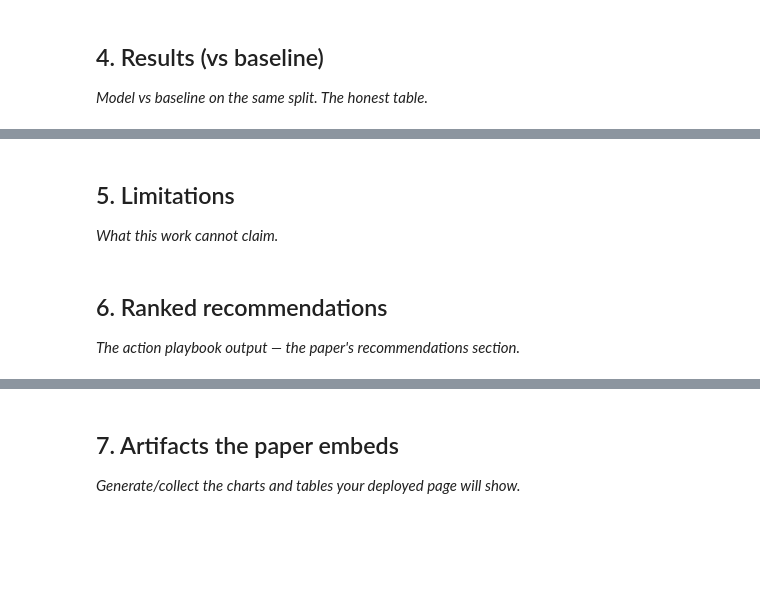
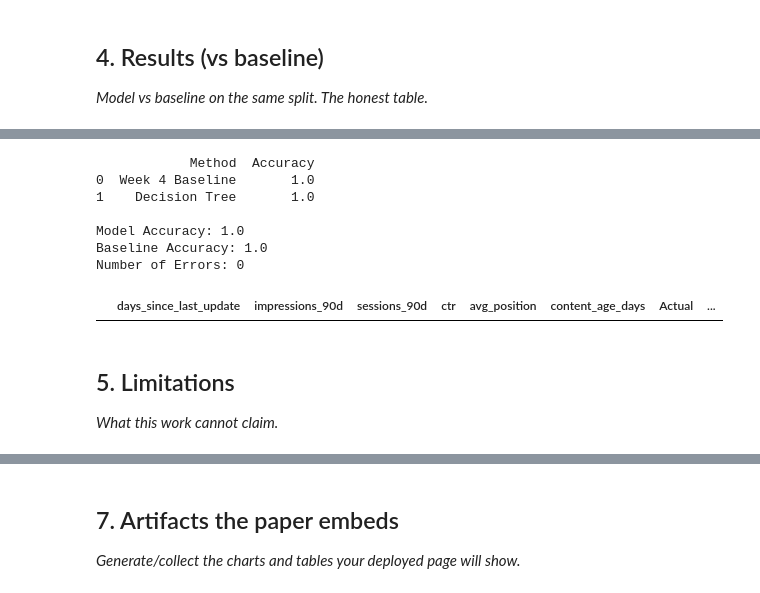
Before and after one commit to maryam884/flyrank-ml-internship, a Jupyter notebook: work/notebooks/capstone.ipynb, the cells around one changed output, grey strips where cells are left out. Saved outputs shown, nothing was run; the diff lists cells and outputs as text; code cells hidden in the pictures; blank space fills up the shorter version.

```diff
--- a/work/notebooks/capstone.ipynb
+++ b/work/notebooks/capstone.ipynb
@@ -25,8 +166,52 @@ This skeleton is yours to fill. Work the sections **in order** — each one has
+# %%
+from sklearn.metrics import accuracy_score
+import pandas as pd
+
+# Model predictions
+model_pred = model.predict(X_test)
+
+# Week 4 baseline
+baseline_pred = (
+    X_test["days_since_last_update"] > 365
+).astype(int)
+
+# Accuracy
+model_acc = accuracy_score(y_test, model_pred)
+baseline_acc = accuracy_score(y_test, baseline_pred)
+
+comparison = pd.DataFrame({
+    "Method": [
+        "Week 4 Baseline",
+        "Decision Tree"
+    ],
+    "Accuracy": [
+        round(baseline_acc, 3),
+        round(model_acc, 3)
+    ]
+})
+
+print(comparison)
+
+# Error analysis
+errors = X_test[y_test != model_pred].copy()
+errors["Actual"] = y_test[y_test != model_pred]
+errors["Predicted"] = model_pred[y_test != model_pred]
+
+print("\nModel Accuracy:", round(model_acc, 3))
+print("Baseline Accuracy:", round(baseline_acc, 3))
+print("Number of Errors:", len(errors))
+
+display(errors.head())
+# %% [output]
+            Method  Accuracy
+0  Week 4 Baseline       1.0
+1    Decision Tree       1.0
+
+Model Accuracy: 1.0
+Baseline Accuracy: 1.0
+Number of Errors: 0
+|  | days_since_last_update | impressions_90d | sessions_90d | ctr | avg_position | content_age_days | Actual | ... |
 # %% [markdown]
 ## 5. Limitations
 
 *What this work cannot claim.*
-# %% [markdown]
-## 6. Ranked recommendations
-
-*The action playbook output — the paper's recommendations section.*
```
Also changed, not shown: parts of 13 cells of this notebook.
